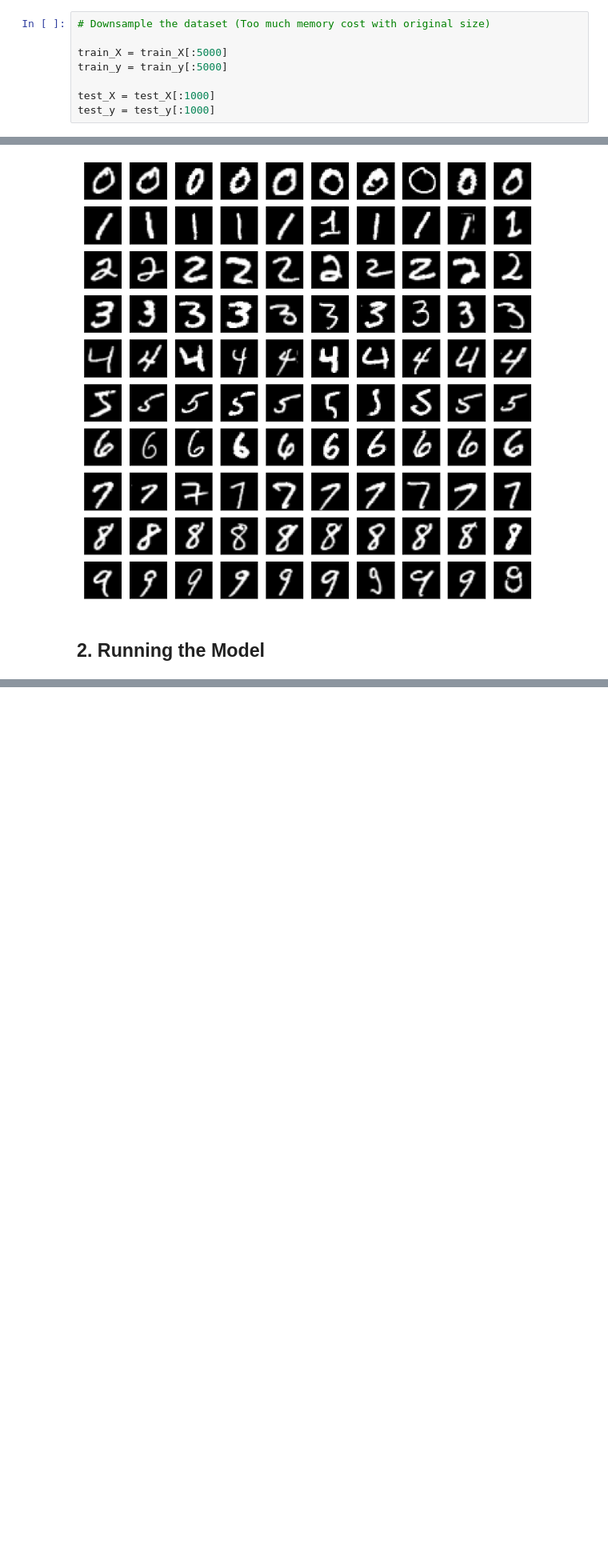
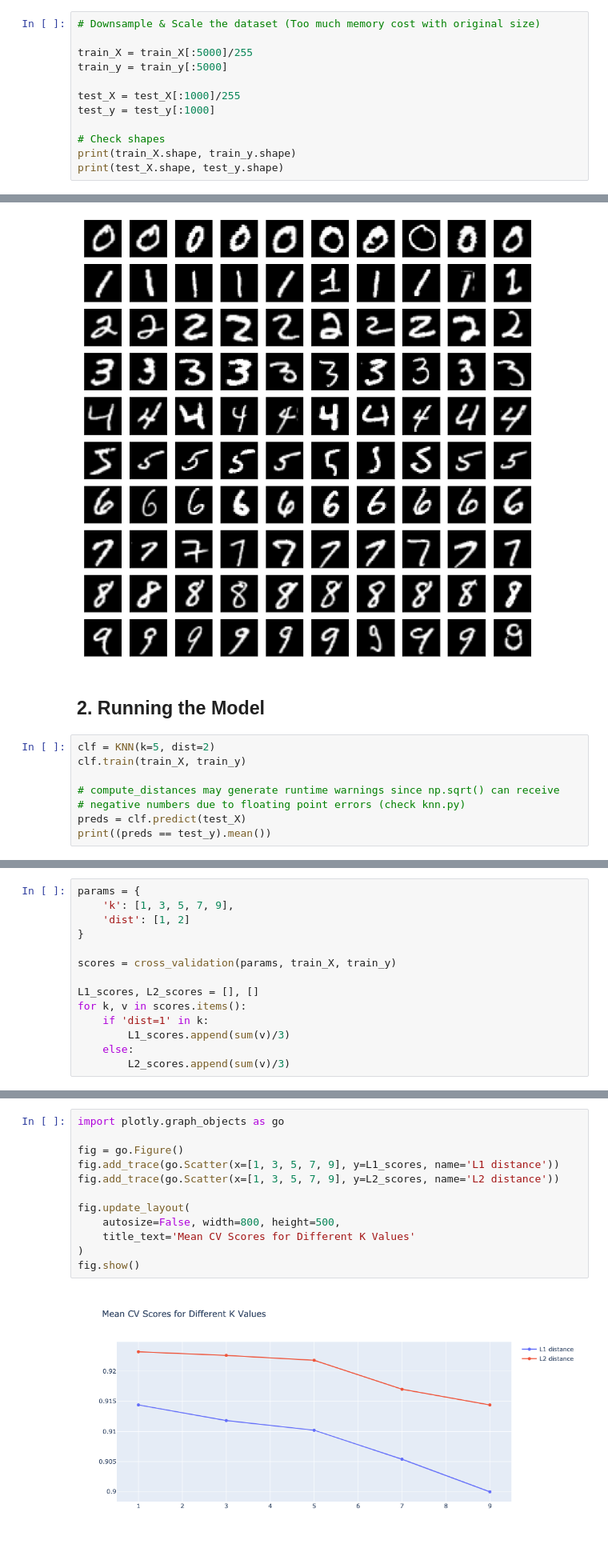
Before and after one commit to c0ld574rf15h/DL4fun, a Jupyter notebook: KNN/MNIST/KNN_MNIST.ipynb, the cells around one changed output, grey strips where cells are left out. Shown: that part at 80% size. Saved outputs shown, nothing was run; the diff lists cells and outputs as text; blank space fills up the shorter version.

Commit message:
Added cross validation

```diff
--- a/KNN/MNIST/KNN_MNIST.ipynb
+++ b/KNN/MNIST/KNN_MNIST.ipynb
@@ -57,10 +57,14 @@ print(test_X.shape, test_y.shape)
 (60000, 784) (60000,)
 (10000, 784) (10000,)
 # %%
-# Downsample the dataset (Too much memory cost with original size)
+# Downsample & Scale the dataset (Too much memory cost with original size)
 
-train_X = train_X[:5000]
+train_X = train_X[:5000]/255
 train_y = train_y[:5000]
 
-test_X = test_X[:1000]
+test_X = test_X[:1000]/255
 test_y = test_y[:1000]
+
+# Check shapes
+print(train_X.shape, train_y.shape)
+print(test_X.shape, test_y.shape)
@@ -73,3 +80,11 @@ for i, j in itertools.product(range(10), range(10)):
 [figure]
 # %% [markdown]
 ## 2. Running the Model
+# %%
+clf = KNN(k=5, dist=2)
+clf.train(train_X, train_y)
+
+# compute_distances may generate runtime warnings since np.sqrt() can receive
+# negative numbers due to floating point errors (check knn.py)
+preds = clf.predict(test_X)
+print((preds == test_y).mean())
@@ -75,0 +115,14 @@ for i, j in itertools.product(range(10), range(10)):
+# %%
+params = {
+    'k': [1, 3, 5, 7, 9],
+    'dist': [1, 2]
+}
+
+scores = cross_validation(params, train_X, train_y)
+
+L1_scores, L2_scores = [], []
+for k, v in scores.items():
+    if 'dist=1' in k:
+        L1_scores.append(sum(v)/3)
+    else:
+        L2_scores.append(sum(v)/3)
@@ -76 +140,15 @@ for i, j in itertools.product(range(10), range(10)):
+# %%
+import plotly.graph_objects as go
+
+fig = go.Figure()
+fig.add_trace(go.Scatter(x=[1, 3, 5, 7, 9], y=L1_scores, name='L1 distance'))
+fig.add_trace(go.Scatter(x=[1, 3, 5, 7, 9], y=L2_scores, name='L2 distance'))
+
+fig.update_layout(
+    autosize=False, width=800, height=500,
+    title_text='Mean CV Scores for Different K Values'
+)
+fig.show()
+# %% [output]
+[figure, added]
 # %%
```
Also changed, not shown: parts of 7 cells of this notebook, 1 other file.
